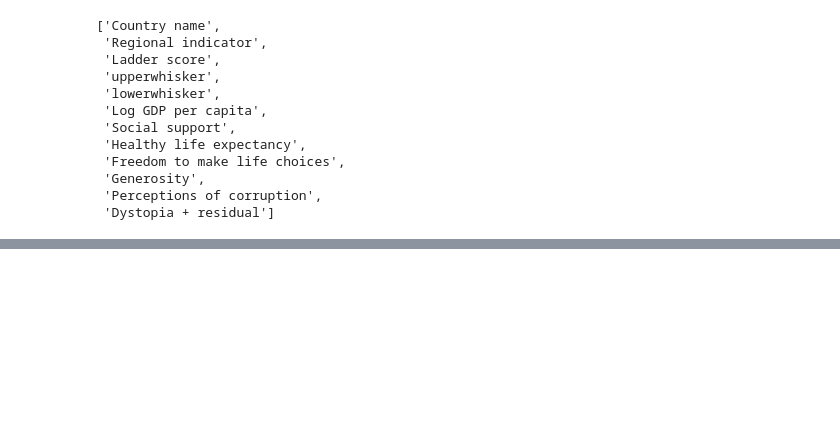
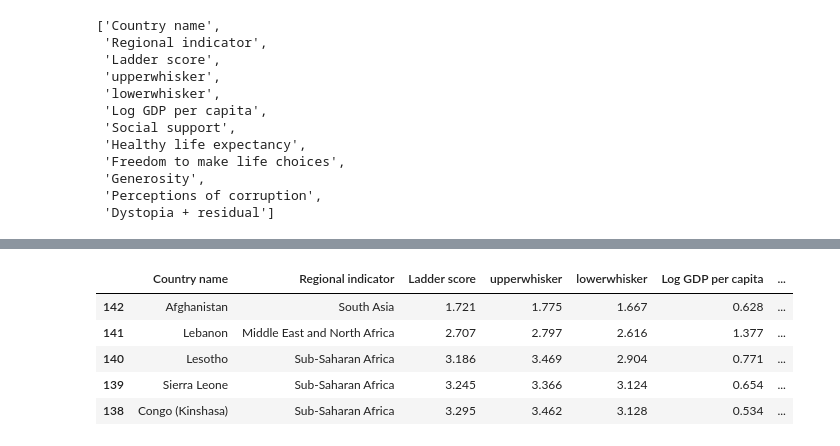
Before and after one commit to JamesLLLL/A-World-of-Happiness-, a Jupyter notebook: Project_Jianwei_Liu.ipynb, the cells around one changed output, grey strips where cells are left out. Drawn from its saved outputs; the diff is of its cells as text; code cells hidden in the pictures; blank space fills up the shorter version.

```diff
--- a/Project_Jianwei_Liu.ipynb
+++ b/Project_Jianwei_Liu.ipynb
@@ -201,0 +211,9 @@ plt.show()
+# %%
+bottom5
+# %% [output]
+|  | Country name | Regional indicator | Ladder score | upperwhisker | lowerwhisker | Log GDP per capita | ... |
+| 142 | Afghanistan | South Asia | 1.721 | 1.775 | 1.667 | 0.628 | ... |
+| 141 | Lebanon | Middle East and North Africa | 2.707 | 2.797 | 2.616 | 1.377 | ... |
+| 140 | Lesotho | Sub-Saharan Africa | 3.186 | 3.469 | 2.904 | 0.771 | ... |
+| 139 | Sierra Leone | Sub-Saharan Africa | 3.245 | 3.366 | 3.124 | 0.654 | ... |
+| 138 | Congo (Kinshasa) | Sub-Saharan Africa | 3.295 | 3.462 | 3.128 | 0.534 | ... |
```
Also changed, not shown: parts of 10 cells of this notebook.
